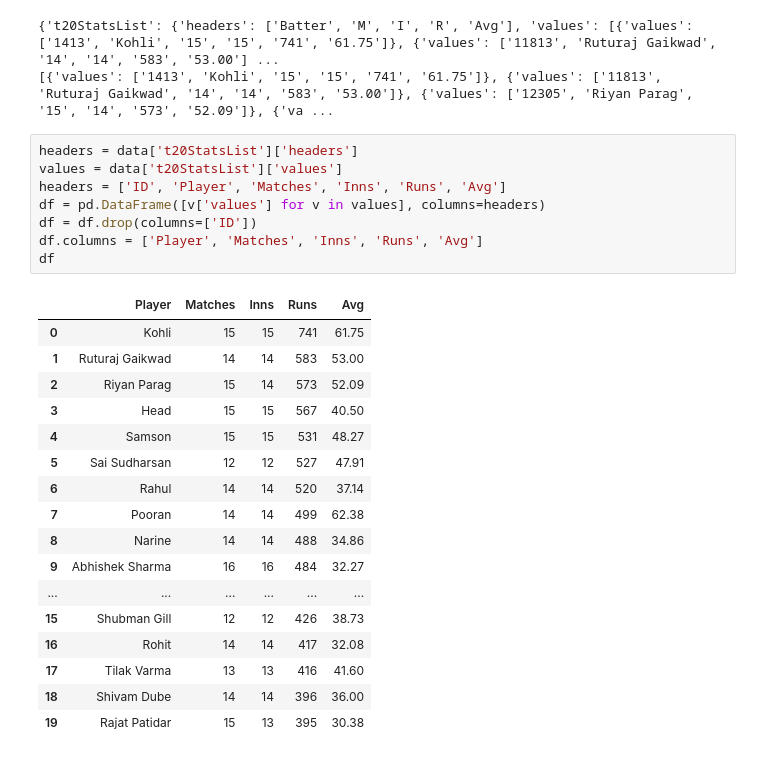
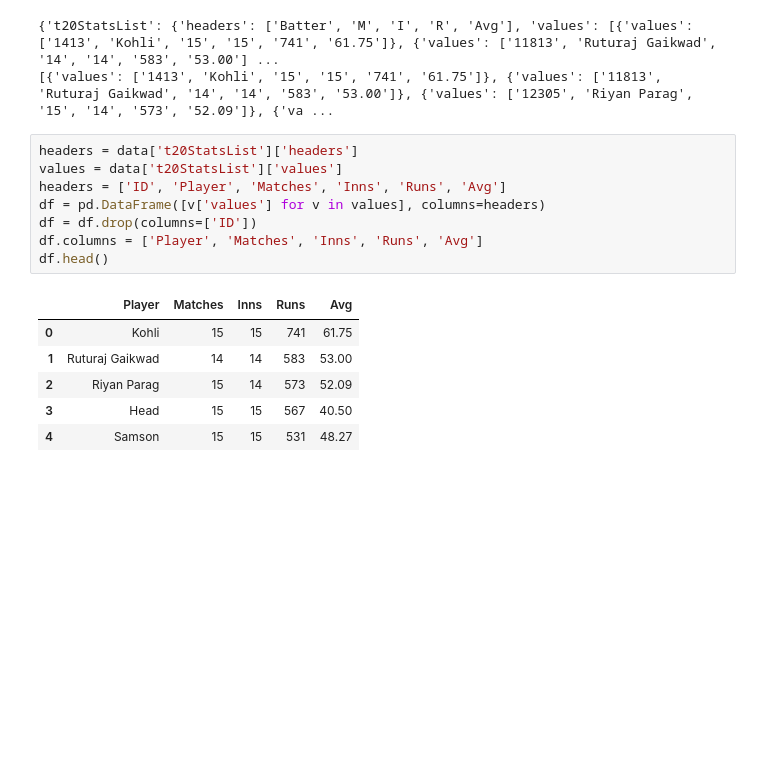
Before and after one commit to allstarmayu/MaddyInfinium, a Jupyter notebook: Machine Learning Project Assigngmen IPL Analysis.ipynb, the cells around one changed output. Cells and saved outputs as stored; diff of their text form; blank space fills up the shorter version.

```diff
--- a/Machine Learning Project Assigngmen IPL Analysis.ipynb
+++ b/Machine Learning Project Assigngmen IPL Analysis.ipynb
@@ -404,26 +404,15 @@ print(data['t20StatsList']['values'])
 # %%
 headers = data['t20StatsList']['headers']
 values = data['t20StatsList']['values']
 headers = ['ID', 'Player', 'Matches', 'Inns', 'Runs', 'Avg']
 df = pd.DataFrame([v['values'] for v in values], columns=headers)
 df = df.drop(columns=['ID'])
 df.columns = ['Player', 'Matches', 'Inns', 'Runs', 'Avg']
-df
+df.head()
 # %% [output]
 |  | Player | Matches | Inns | Runs | Avg |
 | 0 | Kohli | 15 | 15 | 741 | 61.75 |
 | 1 | Ruturaj Gaikwad | 14 | 14 | 583 | 53.00 |
 | 2 | Riyan Parag | 15 | 14 | 573 | 52.09 |
 | 3 | Head | 15 | 15 | 567 | 40.50 |
 | 4 | Samson | 15 | 15 | 531 | 48.27 |
-| 5 | Sai Sudharsan | 12 | 12 | 527 | 47.91 |
-| 6 | Rahul | 14 | 14 | 520 | 37.14 |
-| 7 | Pooran | 14 | 14 | 499 | 62.38 |
-| 8 | Narine | 14 | 14 | 488 | 34.86 |
-| 9 | Abhishek Sharma | 16 | 16 | 484 | 32.27 |
-| ... | ... | ... | ... | ... | ... |
-| 15 | Shubman Gill | 12 | 12 | 426 | 38.73 |
-| 16 | Rohit | 14 | 14 | 417 | 32.08 |
-| 17 | Tilak Varma | 13 | 13 | 416 | 41.60 |
-| 18 | Shivam Dube | 14 | 14 | 396 | 36.00 |
-| 19 | Rajat Patidar | 15 | 13 | 395 | 30.38 |
```
Also changed, not shown: parts of 46 cells of this notebook.
